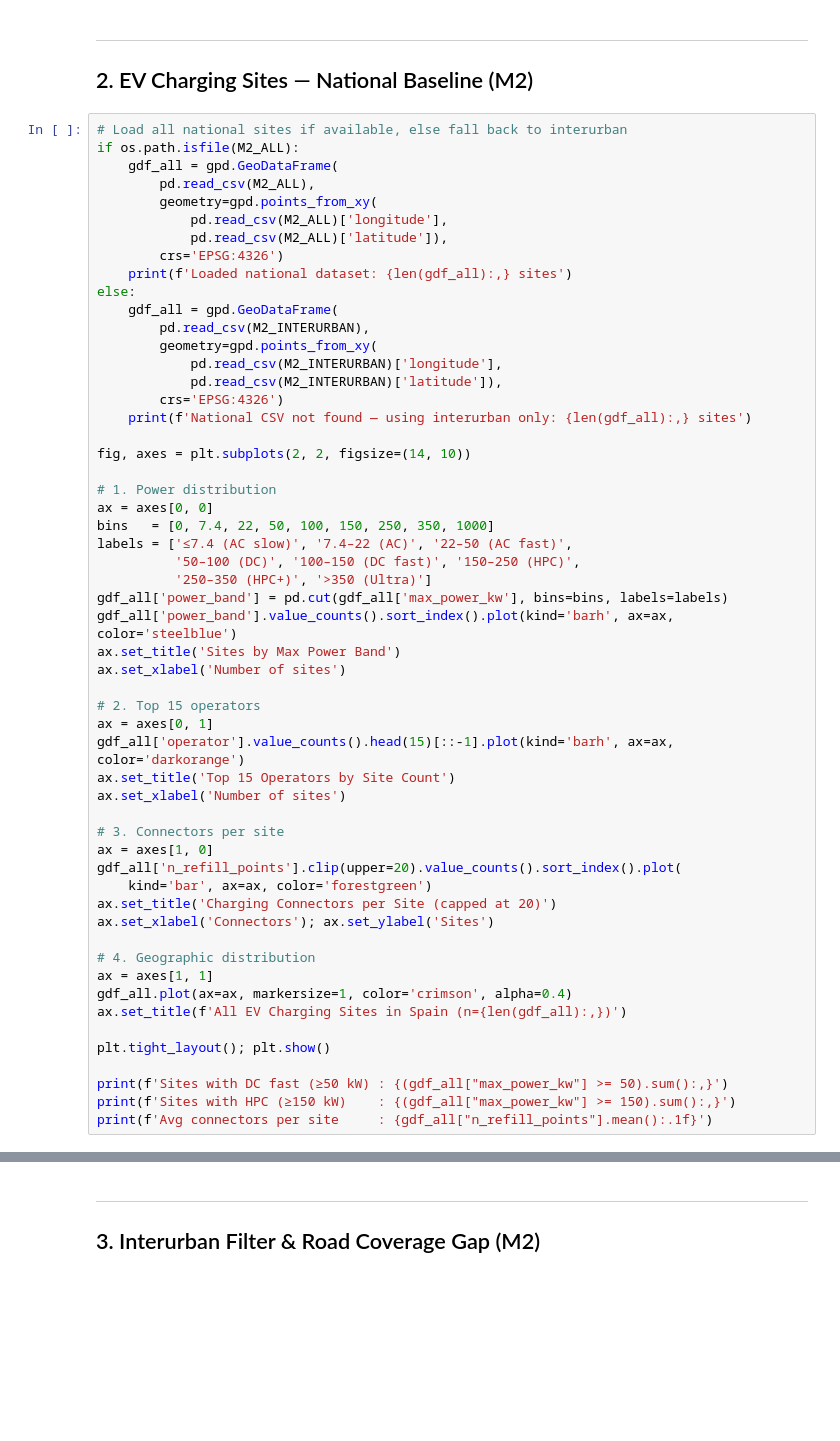
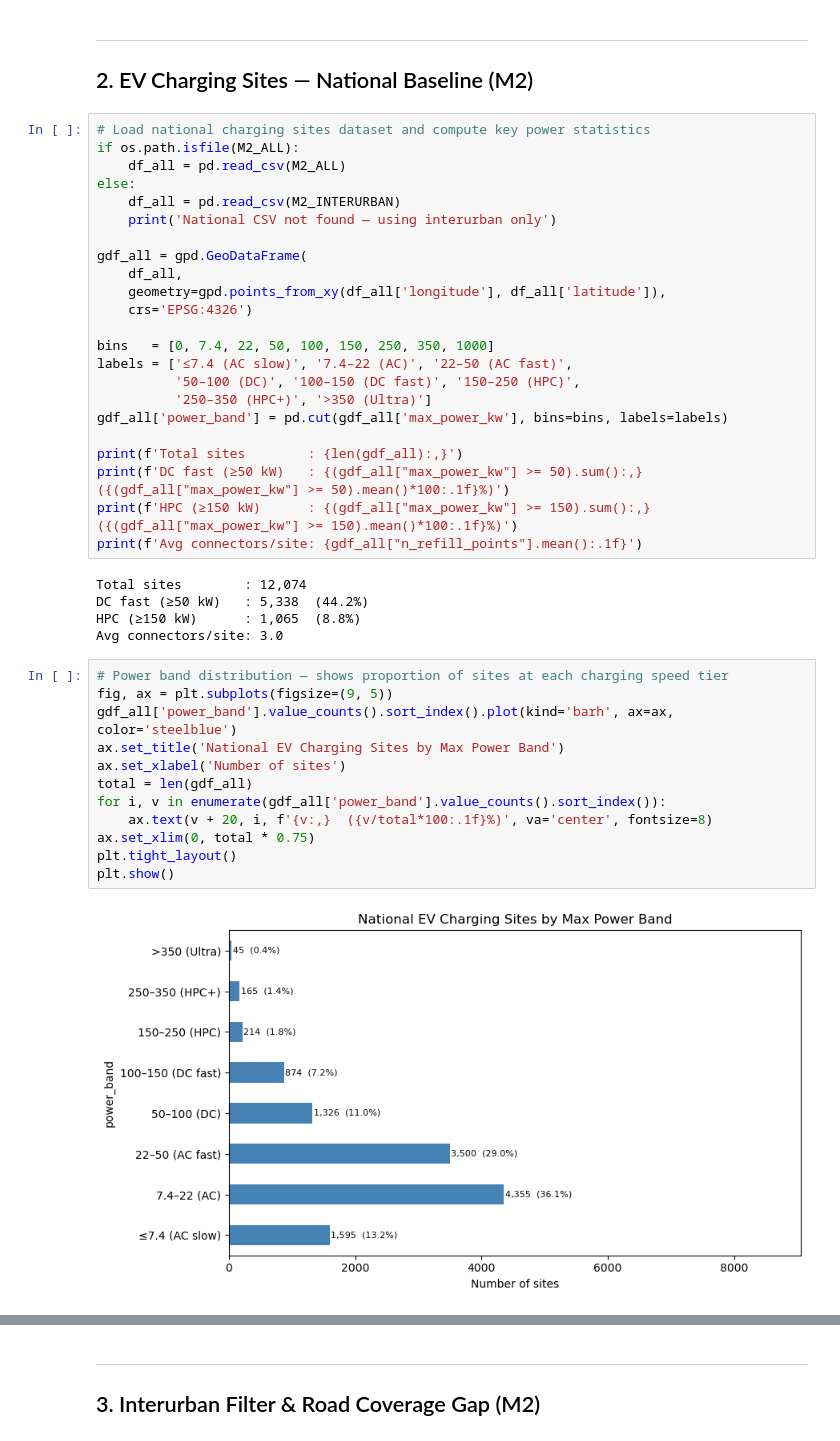
Before and after one commit to Vlad494-cmd/Datathon, a Jupyter notebook: notebooks/EDA_Complete.ipynb, the cells around one changed output, grey strips where cells are left out. Saved outputs shown, nothing was run; the diff lists cells and outputs as text; blank space fills up the shorter version.

```diff
--- a/notebooks/EDA_Complete.ipynb
+++ b/notebooks/EDA_Complete.ipynb
@@ -116,57 +185,44 @@ Spain's eligible interurban network spans **~29,050 km** across 1,535 road segme
 ---
 ## 2. EV Charging Sites — National Baseline (M2)
 # %%
-# Load all national sites if available, else fall back to interurban
+# Load national charging sites dataset and compute key power statistics
 if os.path.isfile(M2_ALL):
-    gdf_all = gpd.GeoDataFrame(
-        pd.read_csv(M2_ALL),
-        geometry=gpd.points_from_xy(
-            pd.read_csv(M2_ALL)['longitude'],
-            pd.read_csv(M2_ALL)['latitude']),
-        crs='EPSG:4326')
-    print(f'Loaded national dataset: {len(gdf_all):,} sites')
+    df_all = pd.read_csv(M2_ALL)
 else:
-    gdf_all = gpd.GeoDataFrame(
-        pd.read_csv(M2_INTERURBAN),
-        geometry=gpd.points_from_xy(
-            pd.read_csv(M2_INTERURBAN)['longitude'],
-            pd.read_csv(M2_INTERURBAN)['latitude']),
-        crs='EPSG:4326')
-    print(f'National CSV not found — using interurban only: {len(gdf_all):,} sites')
+    df_all = pd.read_csv(M2_INTERURBAN)
+    print('National CSV not found — using interurban only')
 
-fig, axes = plt.subplots(2, 2, figsize=(14, 10))
+gdf_all = gpd.GeoDataFrame(
+    df_all,
+    geometry=gpd.points_from_xy(df_all['longitude'], df_all['latitude']),
+    crs='EPSG:4326')
 
-# 1. Power distribution
-ax = axes[0, 0]
 bins   = [0, 7.4, 22, 50, 100, 150, 250, 350, 1000]
 labels = ['≤7.4 (AC slow)', '7.4–22 (AC)', '22–50 (AC fast)',
           '50–100 (DC)', '100–150 (DC fast)', '150–250 (HPC)',
           '250–350 (HPC+)', '>350 (Ultra)']
 gdf_all['power_band'] = pd.cut(gdf_all['max_power_kw'], bins=bins, labels=labels)
-gdf_all['power_band'].value_counts().sort_index().plot(kind='barh', ax=ax, color='steelblue')
-ax.set_title('Sites by Max Power Band')
-ax.set_xlabel('Number of sites')
 
-# 2. Top 15 operators
-ax = axes[0, 1]
-gdf_all['operator'].value_counts().head(15)[::-1].plot(kind='barh', ax=ax, color='darkorange')
-ax.set_title('Top 15 Operators by Site Count')
-ax.set_xlabel('Number of sites')
-
-# 3. Connectors per site
-ax = axes[1, 0]
-gdf_all['n_refill_points'].clip(upper=20).value_counts().sort_index().plot(
-    kind='bar', ax=ax, color='forestgreen')
-ax.set_title('Charging Connectors per Site (capped at 20)')
-ax.set_xlabel('Connectors'); ax.set_ylabel('Sites')
-
-# 4. Geographic distribution
-ax = axes[1, 1]
-gdf_all.plot(ax=ax, markersize=1, color='crimson', alpha=0.4)
-ax.set_title(f'All EV Charging Sites in Spain (n={len(gdf_all):,})')
-
-plt.tight_layout(); plt.show()
-
-print(f'Sites with DC fast (≥50 kW) : {(gdf_all["max_power_kw"] >= 50).sum():,}')
-print(f'Sites with HPC (≥150 kW)    : {(gdf_all["max_power_kw"] >= 150).sum():,}')
-print(f'Avg connectors per site     : {gdf_all["n_refill_points"].mean():.1f}')
+print(f'Total sites        : {len(gdf_all):,}')
+print(f'DC fast (≥50 kW)   : {(gdf_all["max_power_kw"] >= 50).sum():,}  ({(gdf_all["max_power_kw"] >= 50).mean()*100:.1f}%)')
+print(f'HPC (≥150 kW)      : {(gdf_all["max_power_kw"] >= 150).sum():,}  ({(gdf_all["max_power_kw"] >= 150).mean()*100:.1f}%)')
+print(f'Avg connectors/site: {gdf_all["n_refill_points"].mean():.1f}')
+# %% [output]
+Total sites        : 12,074
+DC fast (≥50 kW)   : 5,338  (44.2%)
+HPC (≥150 kW)      : 1,065  (8.8%)
+Avg connectors/site: 3.0
+# %%
+# Power band distribution — shows proportion of sites at each charging speed tier
+fig, ax = plt.subplots(figsize=(9, 5))
+gdf_all['power_band'].value_counts().sort_index().plot(kind='barh', ax=ax, color='steelblue')
+ax.set_title('National EV Charging Sites by Max Power Band')
+ax.set_xlabel('Number of sites')
+total = len(gdf_all)
+for i, v in enumerate(gdf_all['power_band'].value_counts().sort_index()):
+    ax.text(v + 20, i, f'{v:,}  ({v/total*100:.1f}%)', va='center', fontsize=8)
+ax.set_xlim(0, total * 0.75)
+plt.tight_layout()
+plt.show()
+# %% [output]
+[figure, added]
```
Also changed, not shown: parts of 47 cells of this notebook, 1 other file.
